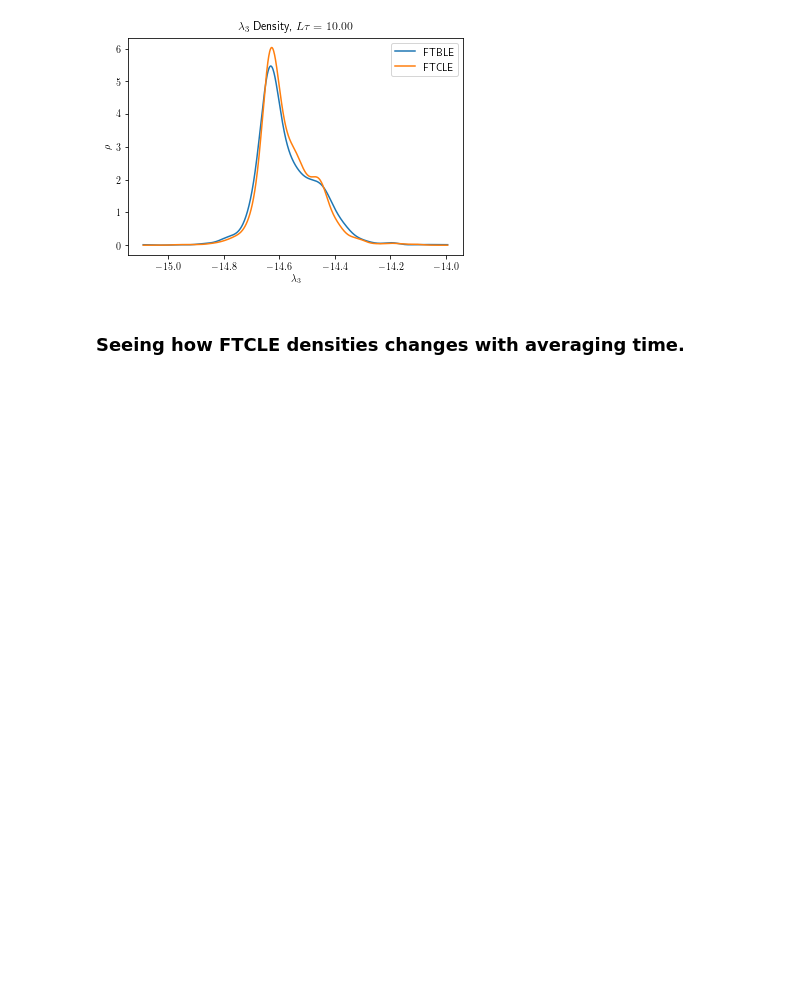
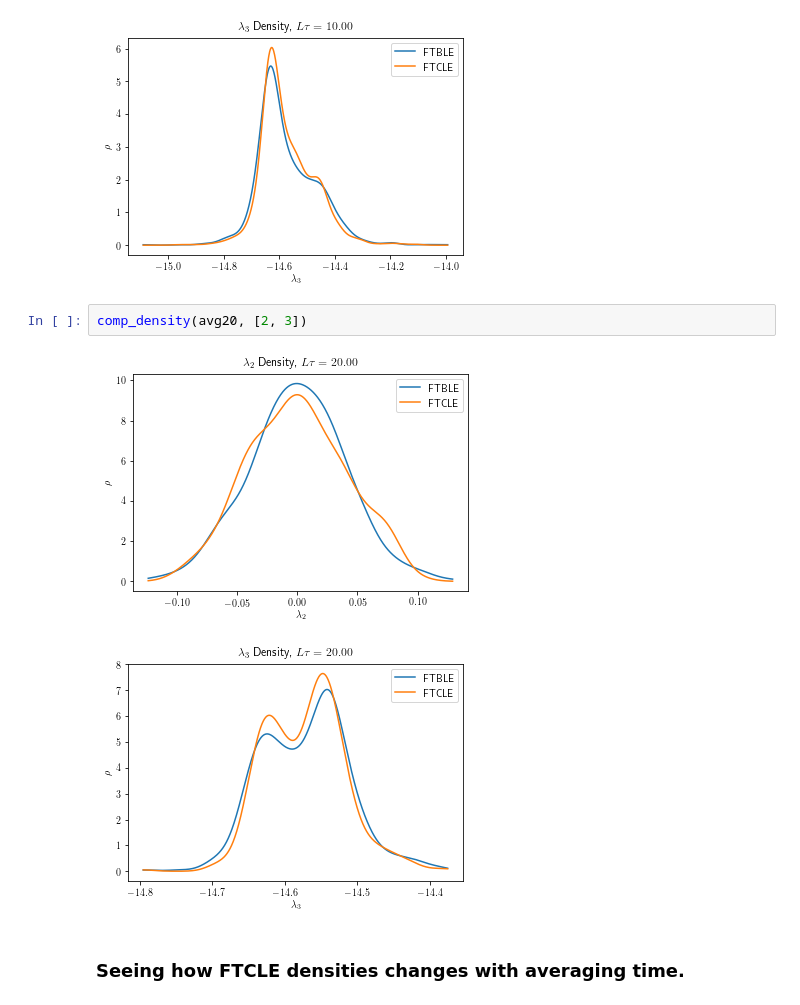
Before and after one commit to CalvinNesbitt/Lyapunov-Analysis, a Jupyter notebook: Lorenz-63-Example/Plotting-Ginelli-L63.ipynb, the cells around one changed output. Saved outputs shown, nothing was run; the diff lists cells and outputs as text; blank space fills up the shorter version.

```diff
--- a/Lorenz-63-Example/Plotting-Ginelli-L63.ipynb
+++ b/Lorenz-63-Example/Plotting-Ginelli-L63.ipynb
@@ -249,5 +255,10 @@ comp_density(avg10, [1, 2, 3])
 [figure]
 [figure]
 [figure]
+# %%
+comp_density(avg20, [2, 3])
+# %% [output]
+[figure, added]
+[figure, added]
 # %% [markdown]
 ### Seeing how FTCLE densities changes with averaging time.
```
Also changed, not shown: parts of 31 cells of this notebook, 2 other files.
